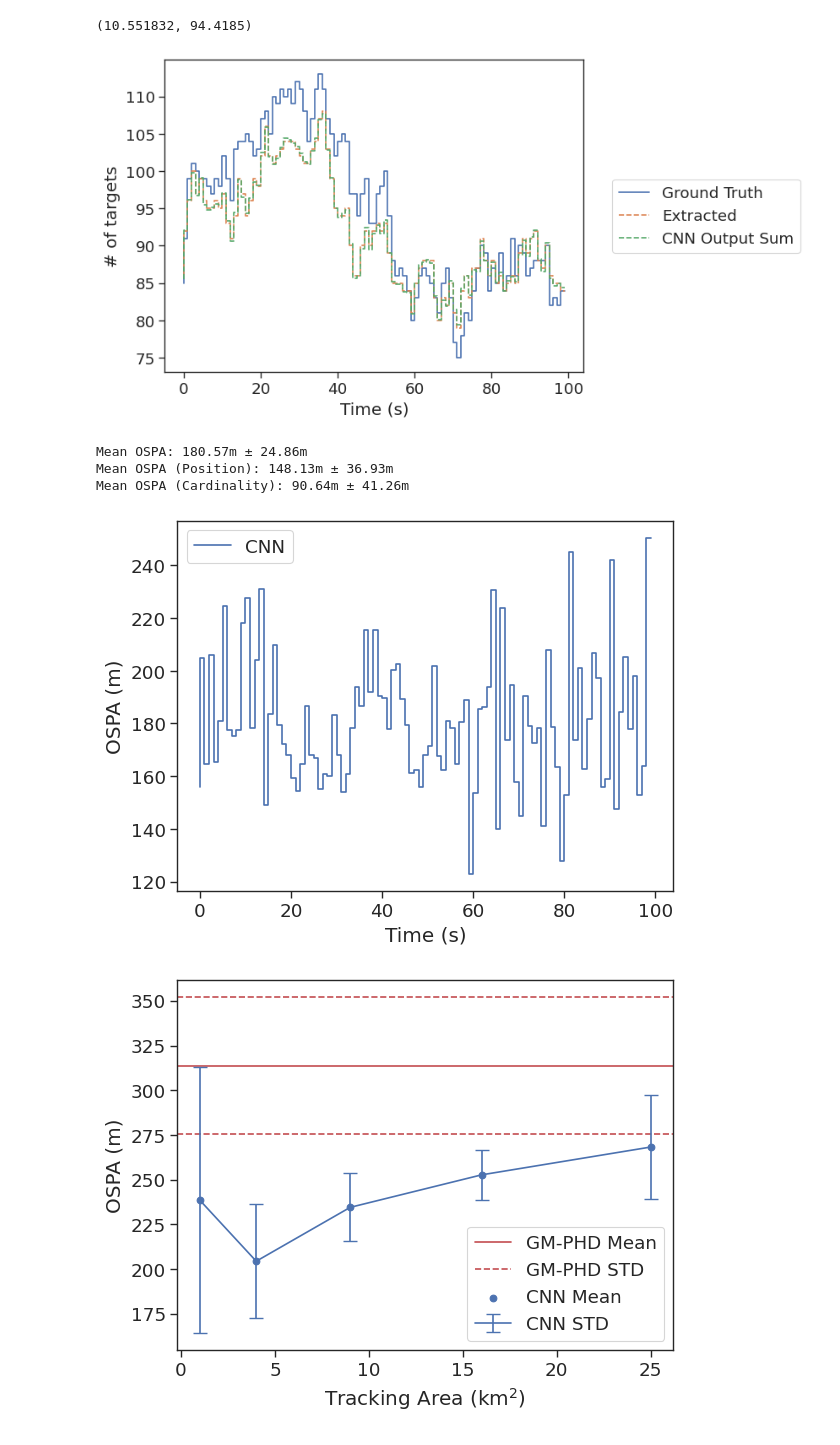
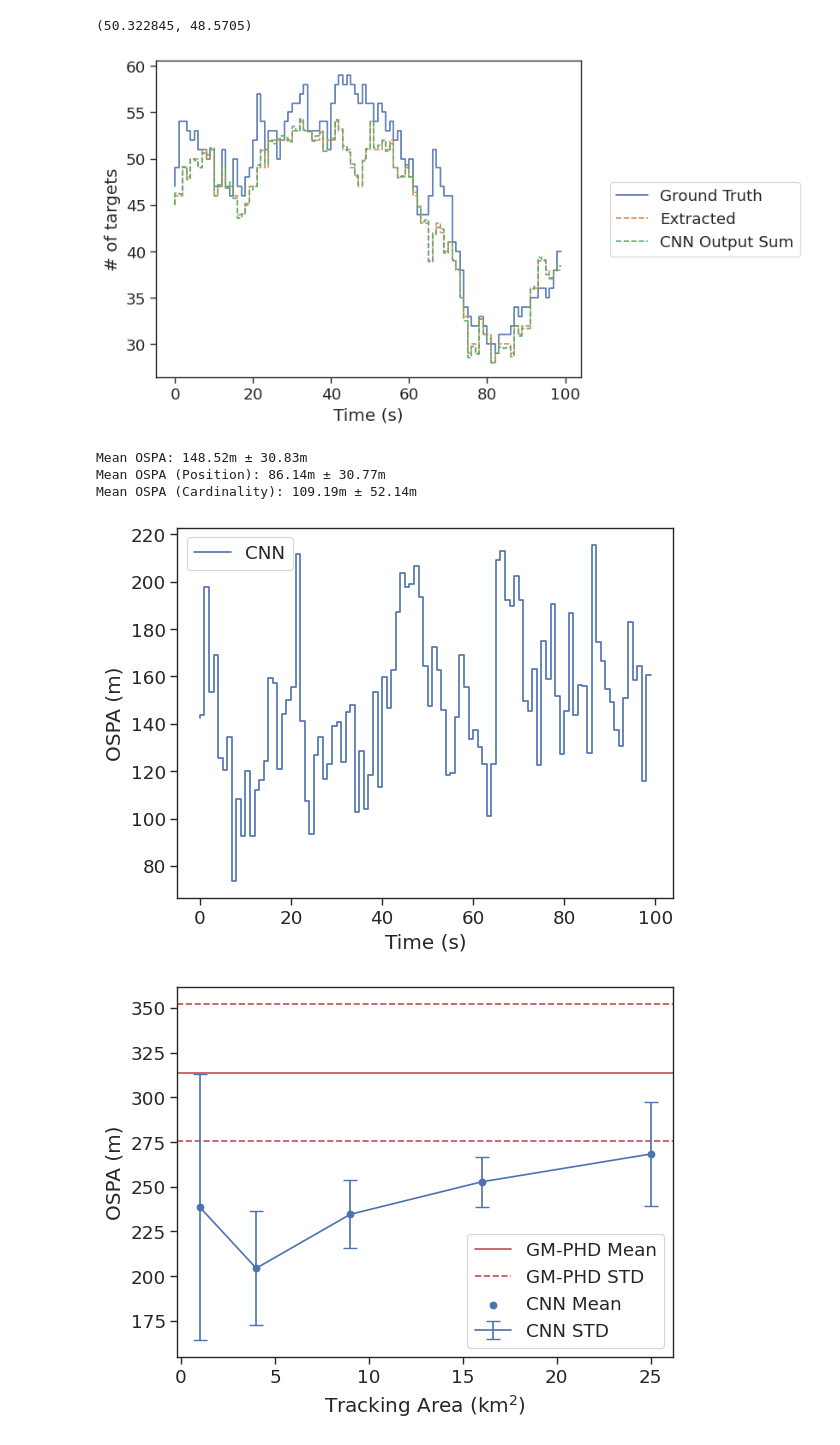
Before and after one commit to Damowerko/mtt, a Jupyter notebook: notebooks/evaluate.ipynb, the cells around one changed output. Cells and saved outputs as stored; diff of their text form; code cells hidden in the pictures.

```diff
--- a/notebooks/evaluate.ipynb
+++ b/notebooks/evaluate.ipynb
@@ -21,14 +21,16 @@ from mtt.utils import compute_ospa_components, compute_ospa
 rng = np.random.default_rng()
 sns.set_theme("paper", "ticks", font_scale=1.5)  # type: ignore
 # %%
-scale = 1
+scale = 2
 simulation_idx = rng.integers(0, 100)
 
 with open(f"../data/test/{scale}km/simulations.pkl", "rb") as f:
     dataset_vectors: List[List[VectorData]] = pkl.load(f)
 
 
-images = map(partial(vector_to_image, img_size=128*scale),dataset_vectors[simulation_idx])
+images = map(
+    partial(vector_to_image, img_size=128 * scale), dataset_vectors[simulation_idx]
+)
 stacked = simulation_window(stack_images(images))
 # %%
 cardinality = []
@@ -70,11 +74,15 @@ extent = [-window / 2, window / 2, -window / 2, window / 2]
 
 predictions_cnn = []
 for i in trange(n):
-    predictions_cnn.append(find_peaks(pred_img[i][filt_idx], width=window, method=method).means)
+    predictions_cnn.append(
+        find_peaks(pred_img[i][filt_idx], width=window, method=method).means
+    )
 
-cardinality_cnn = pred_img.sum(axis=(-1,-2)).mean().item()
+cardinality_cnn = pred_img.sum(axis=(-1, -2)).mean().item()
 print(f"Mean cardinality estimate: {cardinality_cnn:.2f}")
-cardinality_truth = np.mean([len(d.info[filt_idx]["target_positions"]) for d in stacked])
+cardinality_truth = np.mean(
+    [len(d.info[filt_idx]["target_positions"]) for d in stacked]
+)
 print(f"Mean cardinality truth: {cardinality_truth}")
 print(f"Ratio {cardinality_truth / cardinality_cnn:.2f}")
 # %% [output]
@@ -124,9 +138,13 @@ plt.show()
 # %%
-mean_energy = np.mean([pos_img[1].cpu().clamp(min=0).sum(dim=[-1,-2]) for _, pos_img, _ in stacked])
-mean_cardinality = np.mean([len(info["target_positions"]) for _,_,infos in stacked for info in infos])
+mean_energy = np.mean(
+    [pos_img[1].cpu().clamp(min=0).sum(dim=[-1, -2]) for _, pos_img, _ in stacked]
+)
+mean_cardinality = np.mean(
+    [len(info["target_positions"]) for _, _, infos in stacked for info in infos]
+)
 mean_energy, mean_cardinality
 # %% [output]
-(10.551832, 94.4185)
+(50.322845, 48.5705)
 # %%
 card_true = np.array([len(d[2][filt_idx]["target_positions"]) for d in stacked])
 card_cnn = np.array([len(p) for p in predictions_cnn])
@@ -142,34 +160,40 @@ plt.ylabel("# of targets")
 plt.legend(bbox_to_anchor=(1.05, 0.5), loc="center left")
 plt.savefig("../figures/cardinality.pdf")
 # %% [output]
-[figure, old version]
+[figure, new version]
 # %%
 ospa_cnn = []
 ospa_cnn_components = []
 for idx in range(n):
     sensor_img, target_img, info = stacked[idx]
     target_positions = info[-1]["target_positions"]
     ospa_cnn += [compute_ospa(target_positions, predictions_cnn[idx], 500, p=2)]
-    ospa_cnn_components += [compute_ospa_components(target_positions, predictions_cnn[idx], 500, p=2)]
+    ospa_cnn_components += [
+        compute_ospa_components(target_positions, predictions_cnn[idx], 500, p=2)
+    ]
 
 ospa_cnn_components = np.array(ospa_cnn_components)
 print(f"Mean OSPA: {np.mean(ospa_cnn):.2f}m \u00B1 {np.std(ospa_cnn):.2f}m")
-print(f"Mean OSPA (Position): {np.mean(ospa_cnn_components[:,0]):.2f}m \u00B1 {np.std(ospa_cnn_components[:,0]):.2f}m")
-print(f"Mean OSPA (Cardinality): {np.mean(ospa_cnn_components[:,1]):.2f}m \u00B1 {np.std(ospa_cnn_components[:,1]):.2f}m")
+print(
+    f"Mean OSPA (Position): {np.mean(ospa_cnn_components[:,0]):.2f}m \u00B1 {np.std(ospa_cnn_components[:,0]):.2f}m"
+)
+print(
+    f"Mean OSPA (Cardinality): {np.mean(ospa_cnn_components[:,1]):.2f}m \u00B1 {np.std(ospa_cnn_components[:,1]):.2f}m"
+)
 
 plt.figure()
 plt.step(np.arange(n), ospa_cnn, label="CNN")
 # plt.step(np.arange(n), ospa_cnn_components[:,0], label="CNN (Position)")
 # plt.step(np.arange(n), ospa_cnn_components[:,1], label="CNN (Cardinality)")
 plt.ylabel("OSPA (m)")
 plt.xlabel("Time (s)")
 plt.legend()
 plt.savefig("../figures/ospa.pdf")
 # %% [output]
-Mean OSPA: 180.57m ± 24.86m
-Mean OSPA (Position): 148.13m ± 36.93m
-Mean OSPA (Cardinality): 90.64m ± 41.26m
+Mean OSPA: 148.52m ± 30.83m
+Mean OSPA (Position): 86.14m ± 30.77m
+Mean OSPA (Cardinality): 109.19m ± 52.14m
-[figure, old version]
+[figure, new version]
 # %%
 # plot CNN performance generalization
 df = pd.DataFrame(
```
Also changed, not shown: parts of 5 cells of this notebook, 2 other files.
